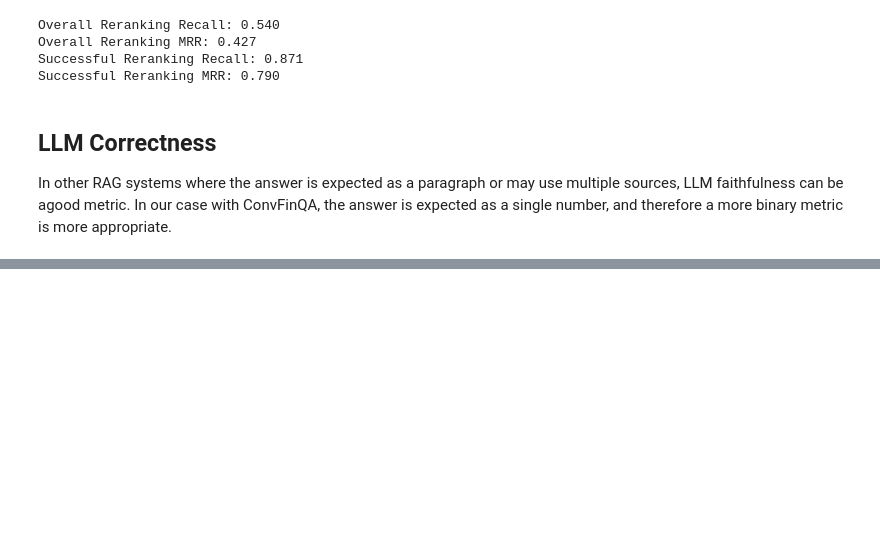
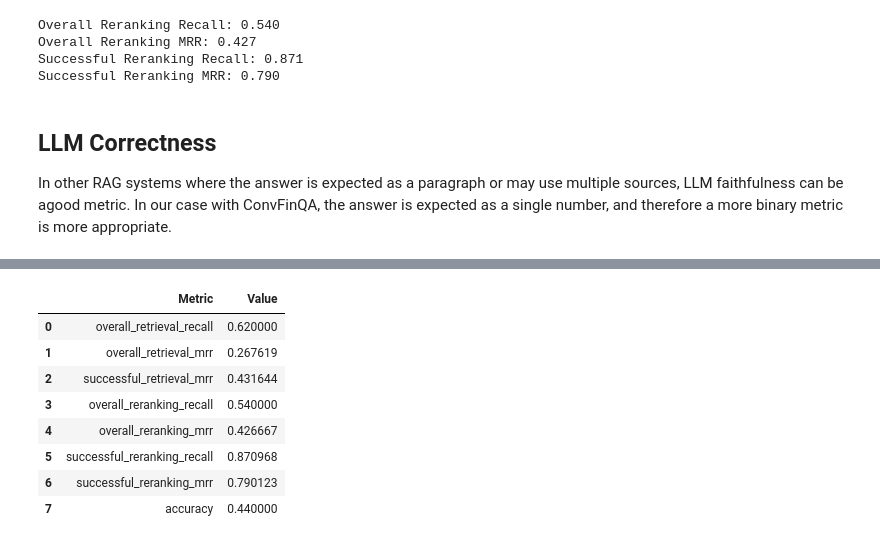
Before and after one commit to adam-bourne/chat-rag, a Jupyter notebook: notebooks/04_evaluation.ipynb, the cells around one changed output, grey strips where cells are left out. Saved outputs shown, nothing was run; the diff lists cells and outputs as text; code cells hidden in the pictures; blank space fills up the shorter version.

```diff
--- a/notebooks/04_evaluation.ipynb
+++ b/notebooks/04_evaluation.ipynb
@@ -184,0 +209,2 @@ for data in limit_qa_data:
+# %%
+limit_qa_data = json.load(open(tmp_output_path))
@@ -184,0 +216,24 @@ for data in limit_qa_data:
+# %%
+def clean_number(text):
+    """
+    Extract and normalize number from text, removing symbols and units.
+    Returns float or None if no number found.
+    """
+
+    # Remove common units and words
+    text = text.lower()
+    text = re.sub(r'%|percent|million|thousand|billion|m|k|b|\$', '', text)
+
+    # handle yes/no answer present in the data
+    if text in ['yes', 'no']:
+        return text
+
+    # Remove commas from numbers (e.g., "25,000" -> "25000")
+    text = re.sub(r'(\d),(\d)', r'\1\2', text)
+
+    # Find numbers (including decimals and negatives)
+    numbers = re.findall(r'-?\d*\.?\d+', text)
+
+    if numbers:
+        return float(numbers[0])  # Return first number found
+    return None
@@ -184,0 +393,23 @@ for data in limit_qa_data:
+# %%
+results['accuracy'] = accuracy
+# %%
+import pandas as pd
+
+results_df = pd.DataFrame({
+    'Metric': results.keys(),
+    'Value': results.values()
+})
+
+results_df.to_csv(results_path, index=False)
+# %%
+display(results_df)
+# %% [output]
+|  | Metric | Value |
+| 0 | overall_retrieval_recall | 0.620000 |
+| 1 | overall_retrieval_mrr | 0.267619 |
+| 2 | successful_retrieval_mrr | 0.431644 |
+| 3 | overall_reranking_recall | 0.540000 |
+| 4 | overall_reranking_mrr | 0.426667 |
+| 5 | successful_reranking_recall | 0.870968 |
+| 6 | successful_reranking_mrr | 0.790123 |
+| 7 | accuracy | 0.440000 |
```
Also changed, not shown: parts of 15 cells of this notebook.
